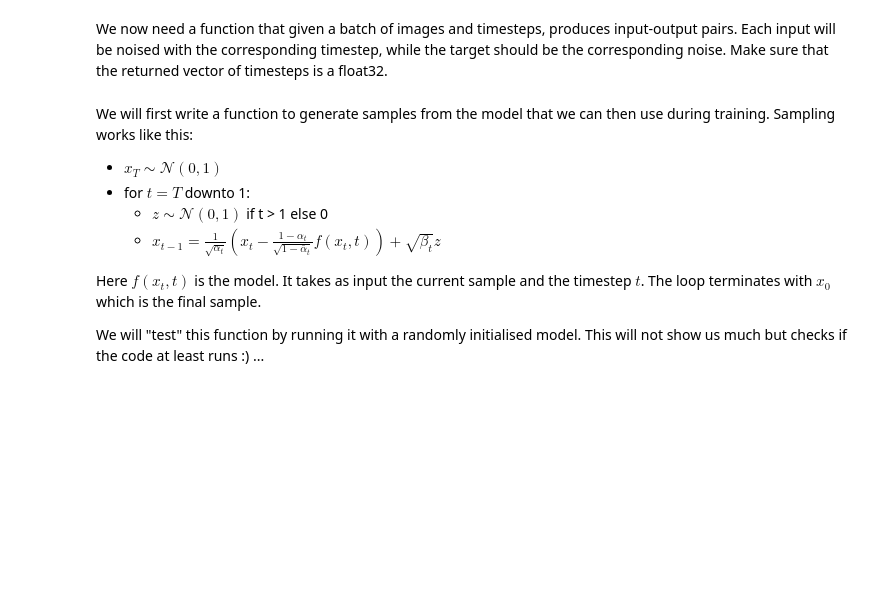
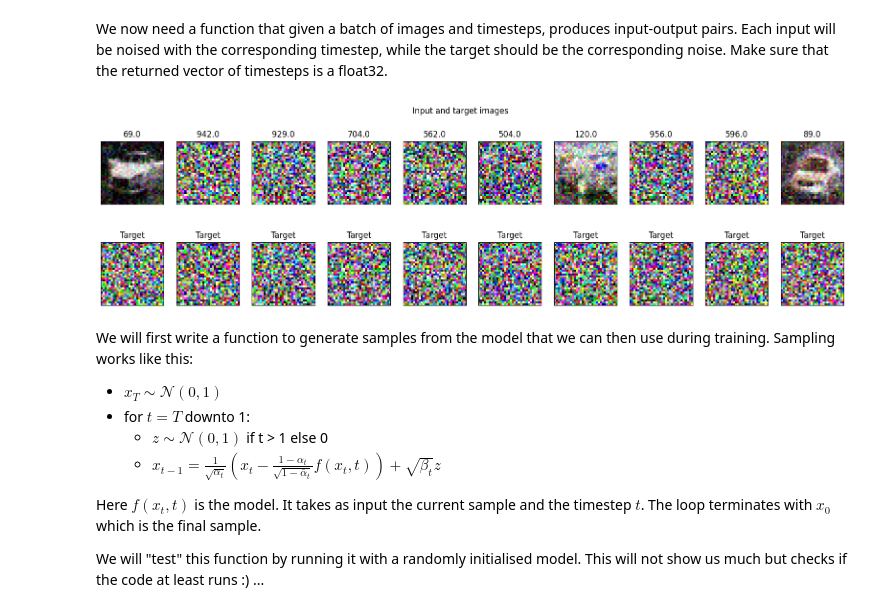
Before and after one commit to BrindanYasodaran/CVIS-oxford, a Jupyter notebook: practical3.ipynb, the cells around one changed output. Drawn from its saved outputs; the diff is of its cells as text; code cells hidden in the pictures; blank space fills up the shorter version.

```diff
--- a/practical3.ipynb
+++ b/practical3.ipynb
@@ -690,23 +701,35 @@ for i in range(11):
 # %% [markdown]
 We now need a function that given a batch of images and timesteps, produces input-output pairs. Each input will be noised with the corresponding timestep, while the target should be the corresponding noise. Make sure that the returned vector of timesteps is a float32.
 # %%
+
 def generate_input_target(batch, schedule):
-    timesteps = None
-    noise = None
-    # TODO
-    return batch, noise, timesteps.float()
+    # randomly sample timesteps for each image in the batch
+    timesteps = torch.randint(0, schedule.num_steps + 1, (batch.shape[0], 1), device=schedule.device)
+
+    # generate random noise
+    noise = torch.randn_like(batch, device=schedule.device)
+
+    # create noised images using forward diffusion
+    # x_t = sqrt(alphabar_t) * x_0 + sqrt(1 - alphabar_t) * epsilon
+    sqrtab = schedule.sqrtab[timesteps].view(-1, 1, 1, 1)
+    sqrtmab = schedule.sqrtmab[timesteps].view(-1, 1, 1, 1)
+    noised_batch = sqrtab * batch + sqrtmab * noise
+
+    return noised_batch, noise, timesteps.float()
 
 # visualise 4 input and target images
 vis = Visualizer(num_rows=2, num_cols=10, figsize=(20, 5), axis_off=True, title='Input and target images')
 batch, _ = next(iter(train_loader))
 input_imgs, targets, timesteps = generate_input_target(batch, schedule)
 
 input_imgs = (input_imgs*0.5+0.5).clip(0,1).cpu().numpy().transpose(0, 2, 3, 1)
 targets = (targets*0.5+0.5).clip(0,1).cpu().numpy().transpose(0, 2, 3, 1)
 
 for i in range(10):
     vis.add_image_subplot(0, i, input_imgs[i], title_str=f'{timesteps[i,0]}')
     vis.add_image_subplot(1, i, targets[i], title_str=f'Target')
+# %% [output]
+[figure, added]
 # %% [markdown]
 We will first write a function to generate samples from the model that we can then use during training.
 Sampling works like this:
```
Also changed, not shown: parts of 7 cells of this notebook.
